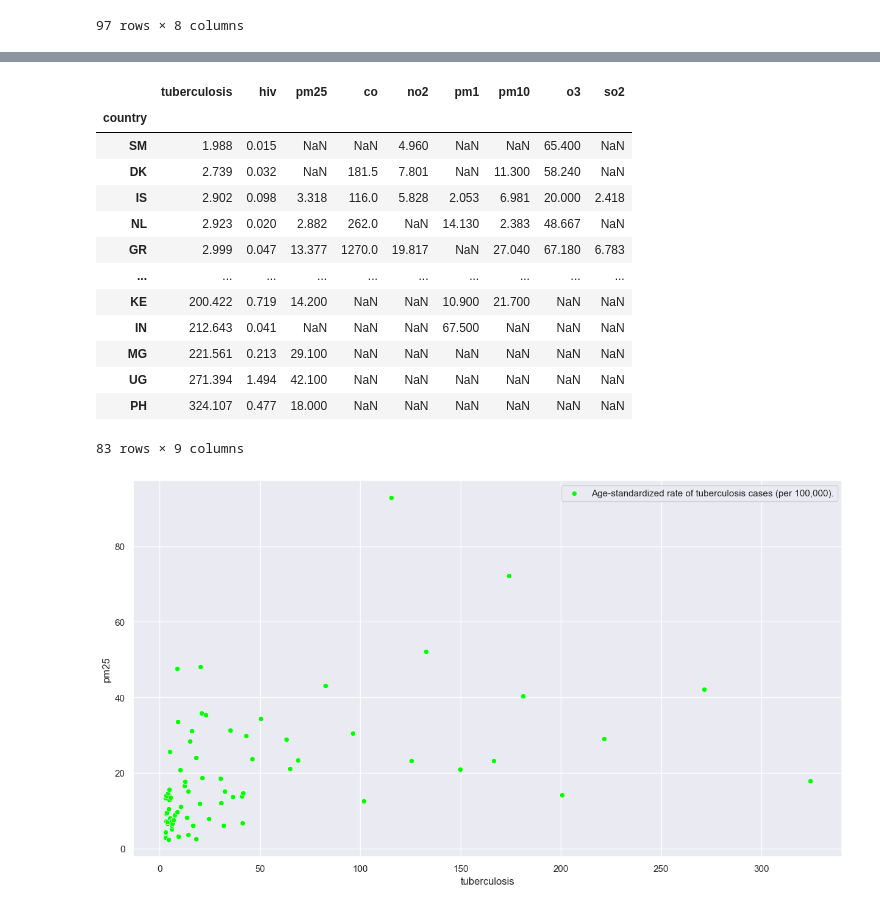
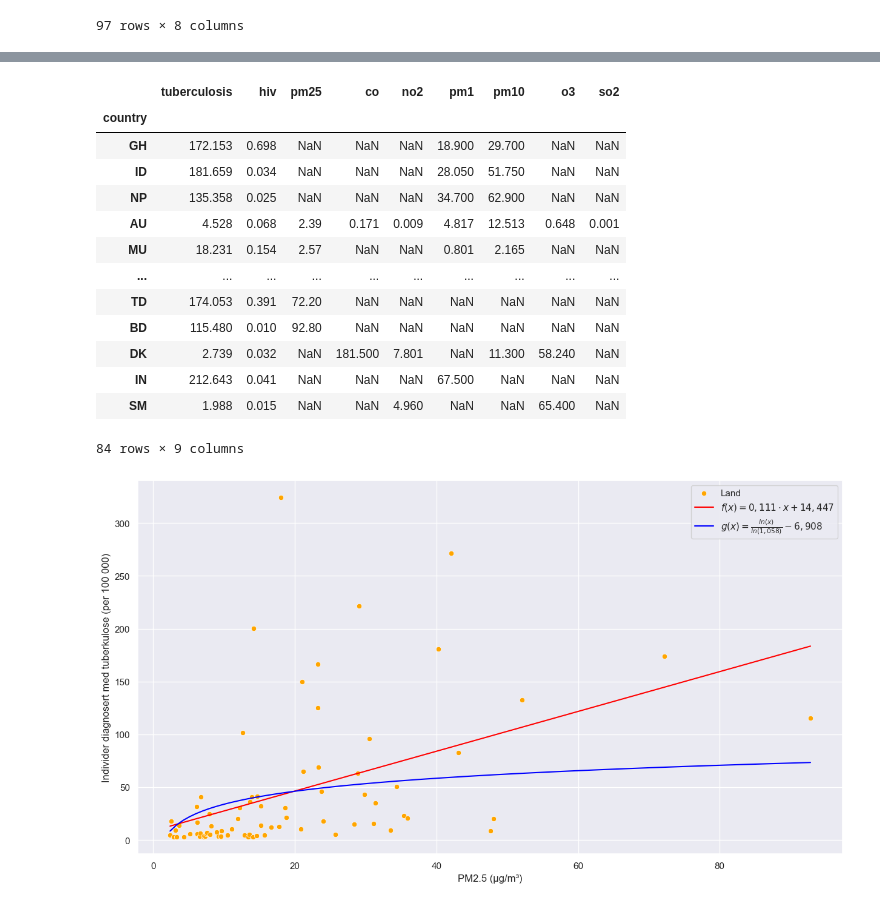
Before and after one commit to Chrispoo3680/air-quiality-vs-illness, a Jupyter notebook: notebooks/data_analysis.ipynb, the cells around one changed output, grey strips where cells are left out. Saved outputs shown, nothing was run; the diff lists cells and outputs as text; code cells hidden in the pictures.

```diff
--- a/notebooks/data_analysis.ipynb
+++ b/notebooks/data_analysis.ipynb
@@ -4,7 +4,6 @@ import pandas as pd
 health_df = pd.read_csv("../data/ihme_data.csv")
 
 sensor_df = pd.read_csv("../data/openaq_data.csv")
-sensor_df.dropna(axis=0, how="all", inplace=True)
 sensor_df
 # %% [output]
 |  | pm25 | co | no2 | pm1 | pm10 | o3 | so2 | country |
@@ -23,39 +42,61 @@ sensor_df
+# %%
+health_parameter = "tuberculosis"
+aq_parameter = "pm25"
 # %%
 df = pd.merge(health_df, sensor_df)
 
-df.sort_values("tuberculosis", inplace=True)
+df.sort_values(aq_parameter, inplace=True)
 df.set_index("country", inplace=True)
 
 df[df < 0] = None
+df = df.dropna(how="all", subset=["pm1", "pm10", "pm25", "co", "no2", "o3", "so2"])
 df[df["tuberculosis"] > 500] = None
-df = df.dropna(how="all", subset=["pm1", "pm10", "pm25", "co", "no2", "o3", "so2"])
 df
 # %% [output]
 |  | tuberculosis | hiv | pm25 | co | no2 | pm1 | pm10 | o3 | so2 |
 | country |  |  |  |  |  |  |  |  |  |
+| GH | 172.153 | 0.698 | NaN | NaN | NaN | 18.900 | 29.700 | NaN | NaN |
+| ID | 181.659 | 0.034 | NaN | NaN | NaN | 28.050 | 51.750 | NaN | NaN |
+| NP | 135.358 | 0.025 | NaN | NaN | NaN | 34.700 | 62.900 | NaN | NaN |
+| AU | 4.528 | 0.068 | 2.39 | 0.171 | 0.009 | 4.817 | 12.513 | 0.648 | 0.001 |
+| MU | 18.231 | 0.154 | 2.57 | NaN | NaN | 0.801 | 2.165 | NaN | NaN |
+| ... | ... | ... | ... | ... | ... | ... | ... | ... | ... |
+| TD | 174.053 | 0.391 | 72.20 | NaN | NaN | NaN | NaN | NaN | NaN |
+| BD | 115.480 | 0.010 | 92.80 | NaN | NaN | NaN | NaN | NaN | NaN |
+| DK | 2.739 | 0.032 | NaN | 181.500 | 7.801 | NaN | 11.300 | 58.240 | NaN |
+| IN | 212.643 | 0.041 | NaN | NaN | NaN | 67.500 | NaN | NaN | NaN |
 | SM | 1.988 | 0.015 | NaN | NaN | 4.960 | NaN | NaN | 65.400 | NaN |
-| DK | 2.739 | 0.032 | NaN | 181.5 | 7.801 | NaN | 11.300 | 58.240 | NaN |
-| IS | 2.902 | 0.098 | 3.318 | 116.0 | 5.828 | 2.053 | 6.981 | 20.000 | 2.418 |
-| NL | 2.923 | 0.020 | 2.882 | 262.0 | NaN | 14.130 | 2.383 | 48.667 | NaN |
-| GR | 2.999 | 0.047 | 13.377 | 1270.0 | 19.817 | NaN | 27.040 | 67.180 | 6.783 |
-| ... | ... | ... | ... | ... | ... | ... | ... | ... | ... |
-| KE | 200.422 | 0.719 | 14.200 | NaN | NaN | 10.900 | 21.700 | NaN | NaN |
-| IN | 212.643 | 0.041 | NaN | NaN | NaN | 67.500 | NaN | NaN | NaN |
-| MG | 221.561 | 0.213 | 29.100 | NaN | NaN | NaN | NaN | NaN | NaN |
-| UG | 271.394 | 1.494 | 42.100 | NaN | NaN | NaN | NaN | NaN | NaN |
-| PH | 324.107 | 0.477 | 18.000 | NaN | NaN | NaN | NaN | NaN | NaN |
-83 rows × 9 columns
+84 rows × 9 columns
+# %%
+import numpy as np
+
+def f(x):
+    return 1.884 * x + 8.734
+
+def g(x):
+    return (np.log(x) / np.log(1.058)) - 6.908
 # %%
 import matplotlib.pyplot as plt
 import seaborn as sns
+import numpy as np
+
+x_range = np.linspace(df[aq_parameter].min(), df[aq_parameter].max(), 100)
 
 sns.set_theme()
 plt.figure(figsize=(15, 8))
 
+sns.scatterplot(
+    x=df[aq_parameter], y=df[health_parameter], color="orange", label="Land"
+)
+sns.lineplot(
+    x=x_range, y=f(x_range), color="red", label=r"$f(x) = 0,111 \cdot x + 14,447$"
+)
+sns.lineplot(
+    x=x_range, y=g(x_range), color="blue", label=r"$g(x) = \frac{ln(x)}{ln(1,058)} - 6,908$"
+)
 
-sns.scatterplot(
-    x=df["tuberculosis"], y=df["pm25"], color="lime", label="Age-standardized rate of tuberculosis cases (per 100,000)."
-)
+plt.xlabel(f"PM2.5 (µg/m³)")
+plt.ylabel(f"Individer diagnosert med tuberkulose (per 100 000)")
 plt.show()
 # %% [output]
-[figure, old version]
+[figure, new version]
```
Also changed, not shown: parts of 1 cell of this notebook, 3 other files.
